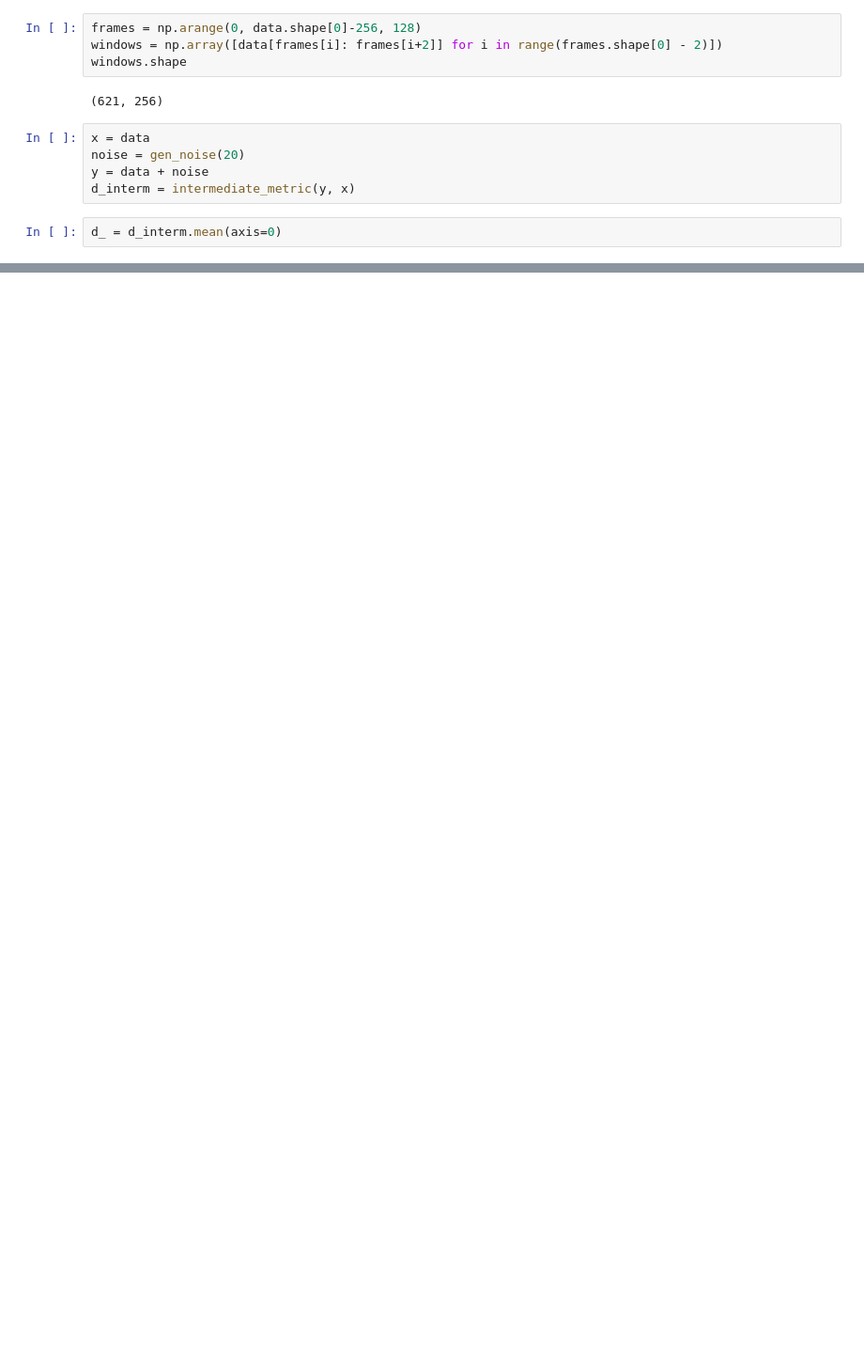
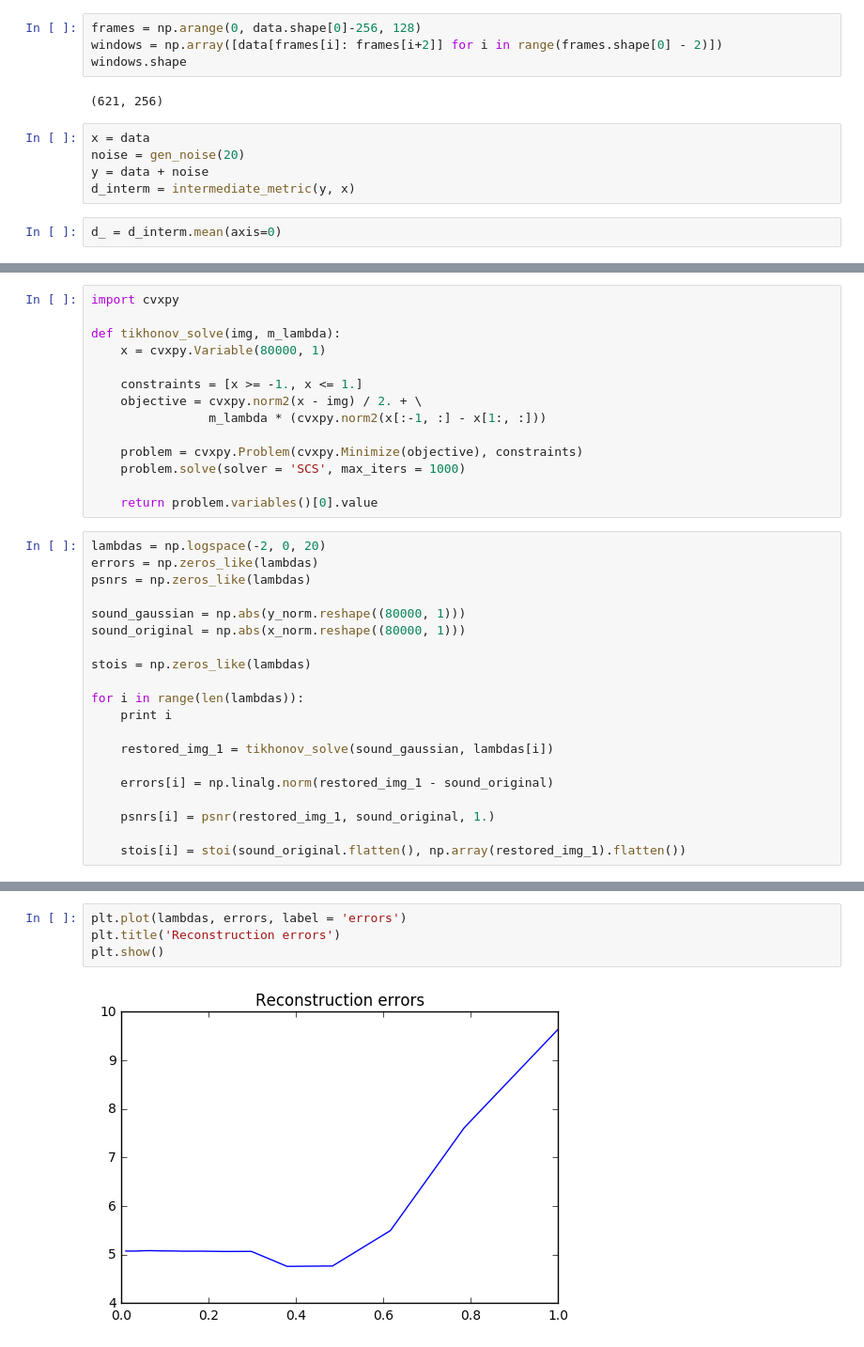
Before and after one commit to Lextal/sipproj, a Jupyter notebook: stoi.ipynb, the cells around one changed output, grey strips where cells are left out. Shown at 94% size. Drawn from its saved outputs; the diff is of its cells as text; blank space fills up the shorter version.

```diff
--- a/stoi.ipynb
+++ b/stoi.ipynb
@@ -166,0 +314,34 @@ plt.show()
+# %%
+import cvxpy
+
+def tikhonov_solve(img, m_lambda):
+    x = cvxpy.Variable(80000, 1)
+
+    constraints = [x >= -1., x <= 1.]
+    objective = cvxpy.norm2(x - img) / 2. + \
+                m_lambda * (cvxpy.norm2(x[:-1, :] - x[1:, :]))
+
+    problem = cvxpy.Problem(cvxpy.Minimize(objective), constraints)
+    problem.solve(solver = 'SCS', max_iters = 1000)
+
+    return problem.variables()[0].value
+# %%
+lambdas = np.logspace(-2, 0, 20)
+errors = np.zeros_like(lambdas)
+psnrs = np.zeros_like(lambdas)
+
+sound_gaussian = np.abs(y_norm.reshape((80000, 1)))
+sound_original = np.abs(x_norm.reshape((80000, 1)))
+
+stois = np.zeros_like(lambdas)
+
+for i in range(len(lambdas)):
+    print i
+
+    restored_img_1 = tikhonov_solve(sound_gaussian, lambdas[i])
+
+    errors[i] = np.linalg.norm(restored_img_1 - sound_original)
+
+    psnrs[i] = psnr(restored_img_1, sound_original, 1.)
+
+    stois[i] = stoi(sound_original.flatten(), np.array(restored_img_1).flatten())
@@ -166,0 +369,6 @@ plt.show()
+# %%
+plt.plot(lambdas, errors, label = 'errors')
+plt.title('Reconstruction errors')
+plt.show()
+# %% [output]
+[figure, added]
```
Also changed, not shown: parts of 16 cells of this notebook.
